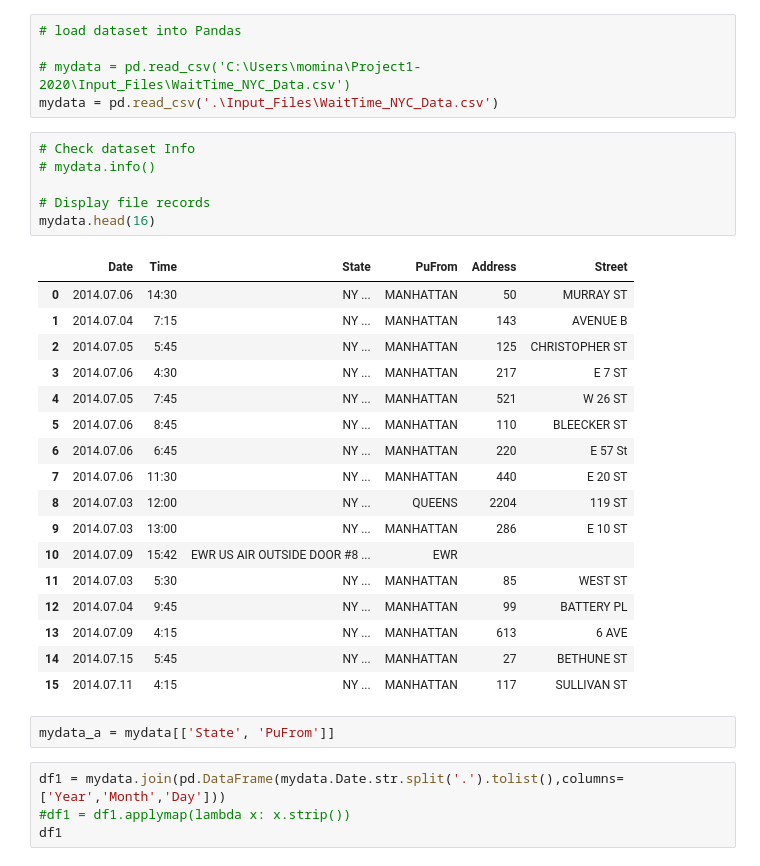
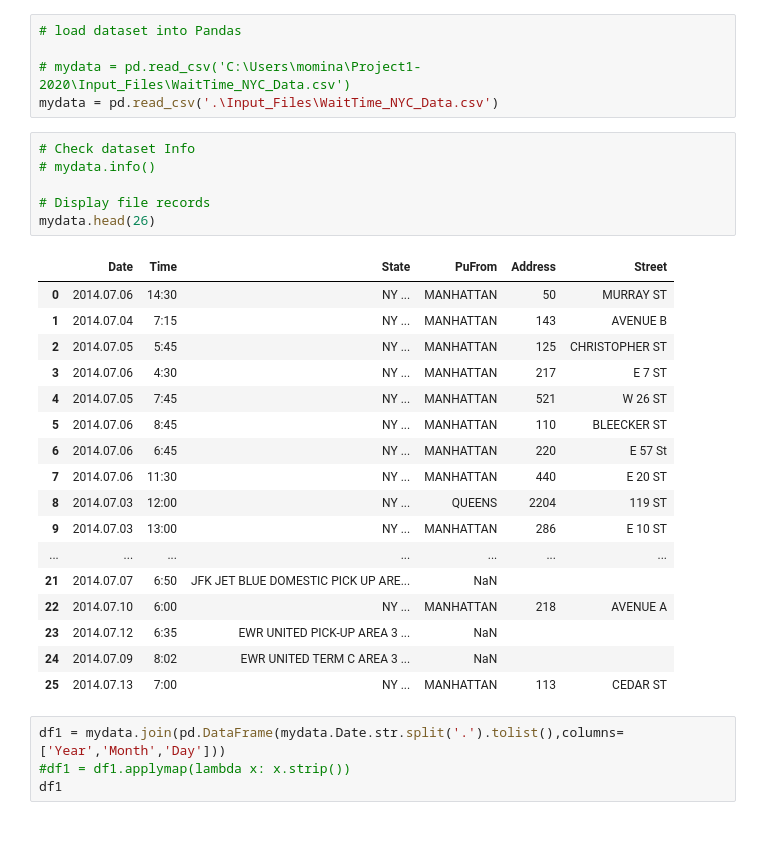
Before and after one commit to iliveonit/Project1-2020, a Jupyter notebook: WaitTime_NYC_Data.ipynb, the cells around one changed output. Saved outputs shown, nothing was run; the diff lists cells and outputs as text; blank space fills up the shorter version.

```diff
--- a/WaitTime_NYC_Data.ipynb
+++ b/WaitTime_NYC_Data.ipynb
@@ -25,29 +25,27 @@ mydata = pd.read_csv('.\Input_Files\WaitTime_NYC_Data.csv')
 # %%
 # Check dataset Info
 # mydata.info()
 
 # Display file records
-mydata.head(16)
+mydata.head(26)
 # %% [output]
 |  | Date | Time | State | PuFrom | Address | Street |
 | 0 | 2014.07.06 | 14:30 | NY ... | MANHATTAN | 50 | MURRAY ST |
 | 1 | 2014.07.04 | 7:15 | NY ... | MANHATTAN | 143 | AVENUE B |
 | 2 | 2014.07.05 | 5:45 | NY ... | MANHATTAN | 125 | CHRISTOPHER ST |
 | 3 | 2014.07.06 | 4:30 | NY ... | MANHATTAN | 217 | E 7 ST |
 | 4 | 2014.07.05 | 7:45 | NY ... | MANHATTAN | 521 | W 26 ST |
 | 5 | 2014.07.06 | 8:45 | NY ... | MANHATTAN | 110 | BLEECKER ST |
 | 6 | 2014.07.06 | 6:45 | NY ... | MANHATTAN | 220 | E 57 St |
 | 7 | 2014.07.06 | 11:30 | NY ... | MANHATTAN | 440 | E 20 ST |
 | 8 | 2014.07.03 | 12:00 | NY ... | QUEENS | 2204 | 119 ST |
 | 9 | 2014.07.03 | 13:00 | NY ... | MANHATTAN | 286 | E 10 ST |
-| 10 | 2014.07.09 | 15:42 | EWR US AIR OUTSIDE DOOR #8 ... | EWR |  |  |
-| 11 | 2014.07.03 | 5:30 | NY ... | MANHATTAN | 85 | WEST ST |
-| 12 | 2014.07.04 | 9:45 | NY ... | MANHATTAN | 99 | BATTERY PL |
-| 13 | 2014.07.09 | 4:15 | NY ... | MANHATTAN | 613 | 6 AVE |
-| 14 | 2014.07.15 | 5:45 | NY ... | MANHATTAN | 27 | BETHUNE ST |
-| 15 | 2014.07.11 | 4:15 | NY ... | MANHATTAN | 117 | SULLIVAN ST |
+| ... | ... | ... | ... | ... | ... | ... |
+| 21 | 2014.07.07 | 6:50 | JFK JET BLUE DOMESTIC PICK UP ARE... | NaN |  |  |
+| 22 | 2014.07.10 | 6:00 | NY ... | MANHATTAN | 218 | AVENUE A |
+| 23 | 2014.07.12 | 6:35 | EWR UNITED PICK-UP AREA 3 ... | NaN |  |  |
+| 24 | 2014.07.09 | 8:02 | EWR UNITED TERM C AREA 3 ... | NaN |  |  |
+| 25 | 2014.07.13 | 7:00 | NY ... | MANHATTAN | 113 | CEDAR ST |
-# %%
-mydata_a = mydata[['State', 'PuFrom']]
 # %%
 df1 = mydata.join(pd.DataFrame(mydata.Date.str.split('.').tolist(),columns=['Year','Month','Day']))
 #df1 = df1.applymap(lambda x: x.strip())
```
Also changed, not shown: parts of 13 cells of this notebook, 1 other file.
